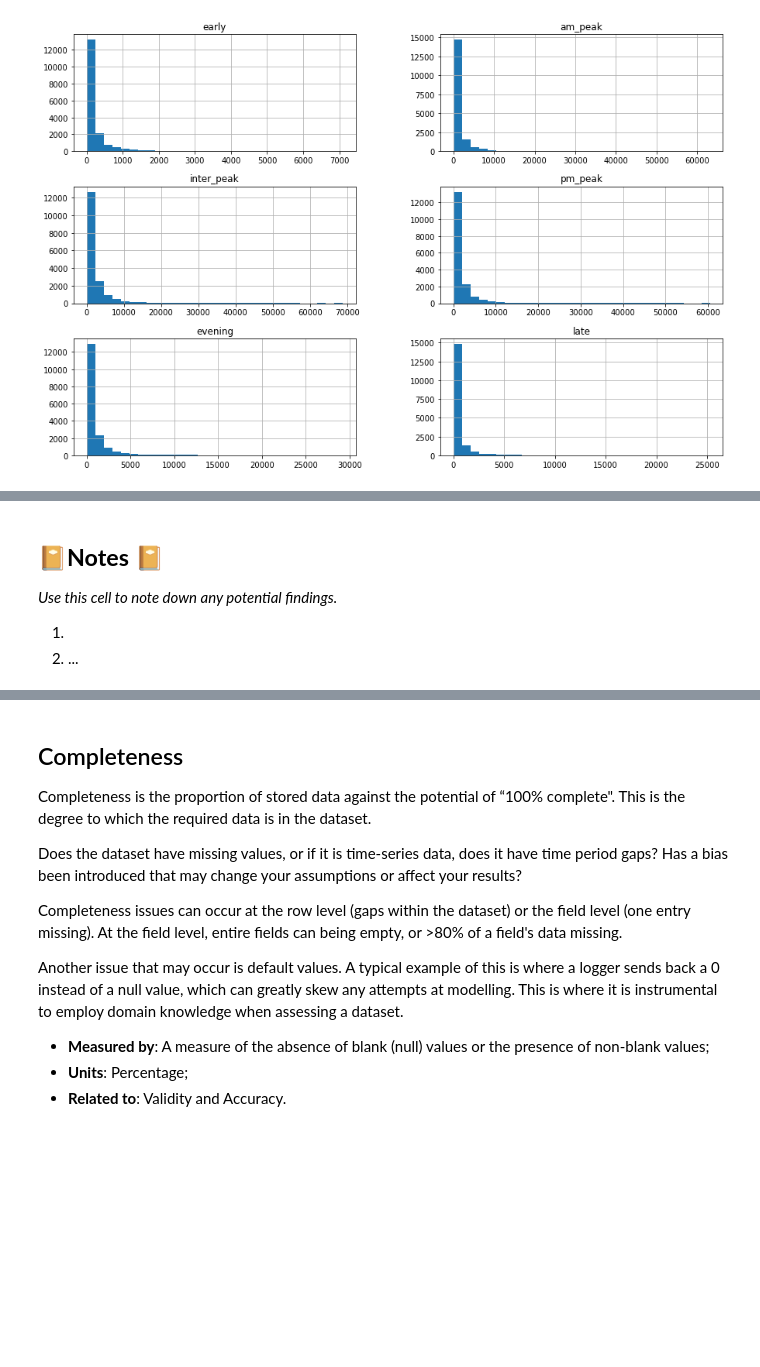
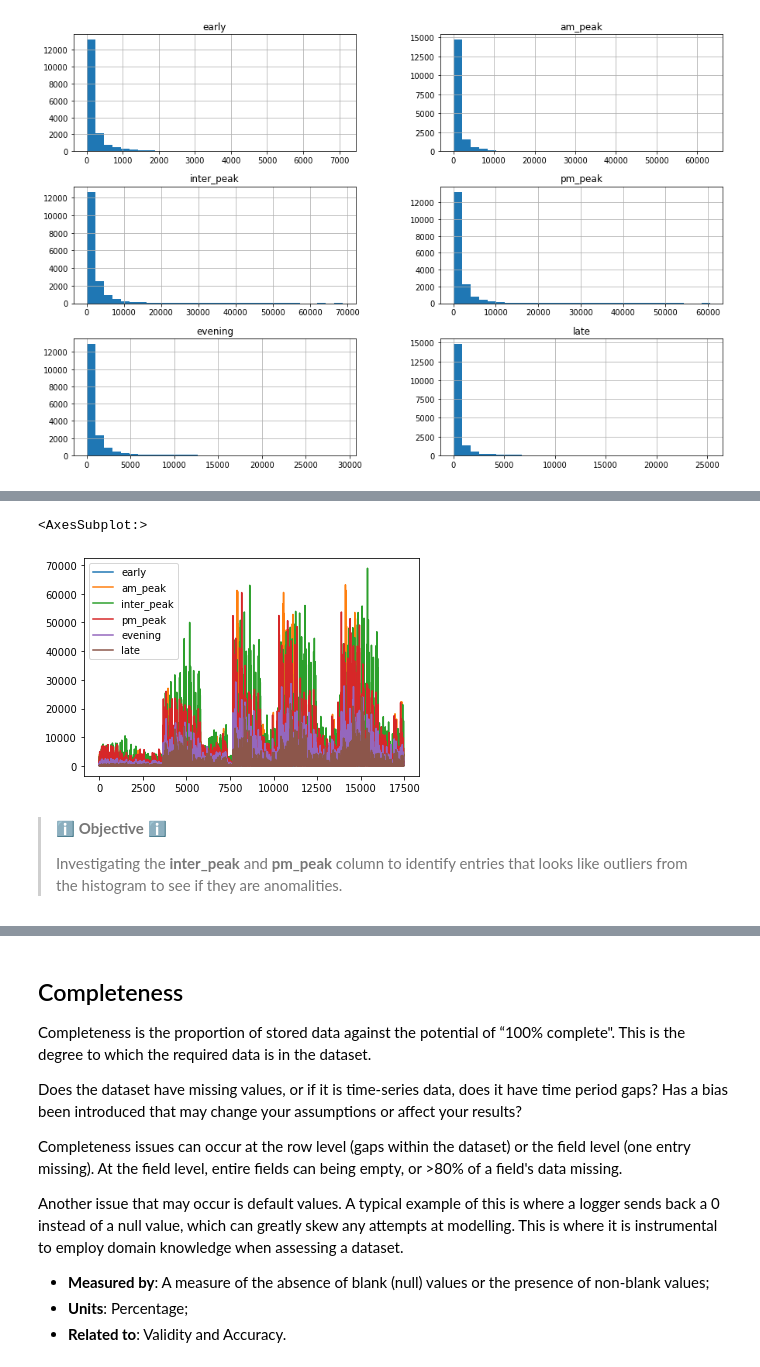
Before and after one commit to chidike10/Towards-a-Tube-Twin-passenger-forecasting-project, a Jupyter notebook: Workbook/Data_Profiling_Notebook.ipynb, the cells around one changed output, grey strips where cells are left out. Cells and saved outputs as stored; diff of their text form; code cells hidden in the pictures; blank space fills up the shorter version.

```diff
--- a/Workbook/Data_Profiling_Notebook.ipynb
+++ b/Workbook/Data_Profiling_Notebook.ipynb
@@ -132,0 +120,5 @@ todd_tl_df.head(3)
+# %%
+tod_distr = df.select('early', 'am_peak', 'inter_peak', 'pm_peak', 'evening', 'late')
+tod_df = tod_distr.toPandas()
+
+tod_df.head(5)
@@ -293,8 +143,9 @@ df.filter(df.adj_close>24).groupBy(df.stock).count().show()
-# %% [markdown]
- ## 📔️**Notes** 📔️
-
- *Use this cell to note down any potential findings.*
-
- 1.
- 2.
-    ...
+# %%
+tod_df.plot.line()
+# %% [output]
+<AxesSubplot:>
+[figure, added]
+# %% [markdown]
+> ℹ️ **Objective** ℹ️
+>
+> Investigating the **inter_peak** and **pm_peak** column to identify entries that looks like outliers from the histogram to see if they are anomalities.
```
Also changed, not shown: parts of 22 cells of this notebook.
